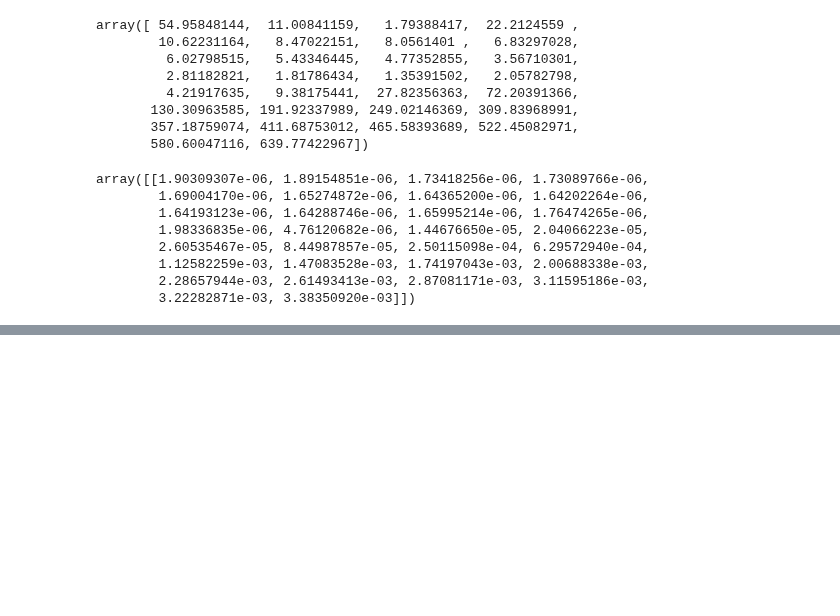
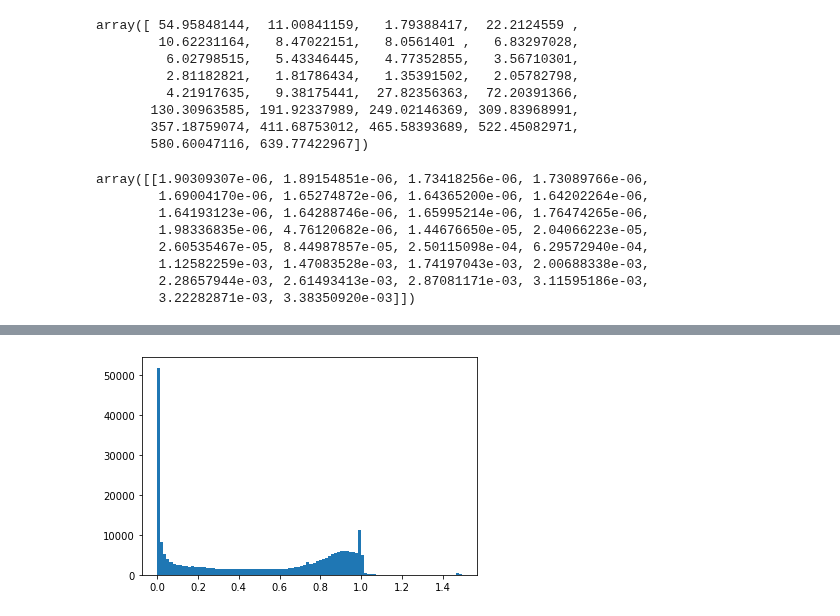
Before and after one commit to wallingTACC/CBRAIN-CAM, a Jupyter notebook: notebooks/tbeucler_devlog/035_RH_layers.ipynb, the cells around one changed output, grey strips where cells are left out. Cells and saved outputs as stored; diff of their text form; code cells hidden in the pictures; blank space fills up the shorter version.

```diff
--- a/notebooks/tbeucler_devlog/035_RH_layers.ipynb
+++ b/notebooks/tbeucler_devlog/035_RH_layers.ipynb
@@ -1009,0 +1192,2 @@ array([[1.90309307e-06, 1.89154851e-06, 1.73418256e-06, 1.73089766e-06,
+# %%
+scale_dict0 = load_pickle('/home/t/Tom.Beucler/SPCAM/CBRAIN-CAM/nn_config/scale_dicts/009_Wm2_scaling.pkl')
@@ -1009,0 +1287,4 @@ array([[1.90309307e-06, 1.89154851e-06, 1.73418256e-06, 1.73089766e-06,
+# %%
+plt.hist((inpRH_phys[:,:30]+DT*pRH_phys[:,:30]).flatten(),bins=100);
+# %% [output]
+[figure, added]
```
Also changed, not shown: parts of 74 cells of this notebook.
